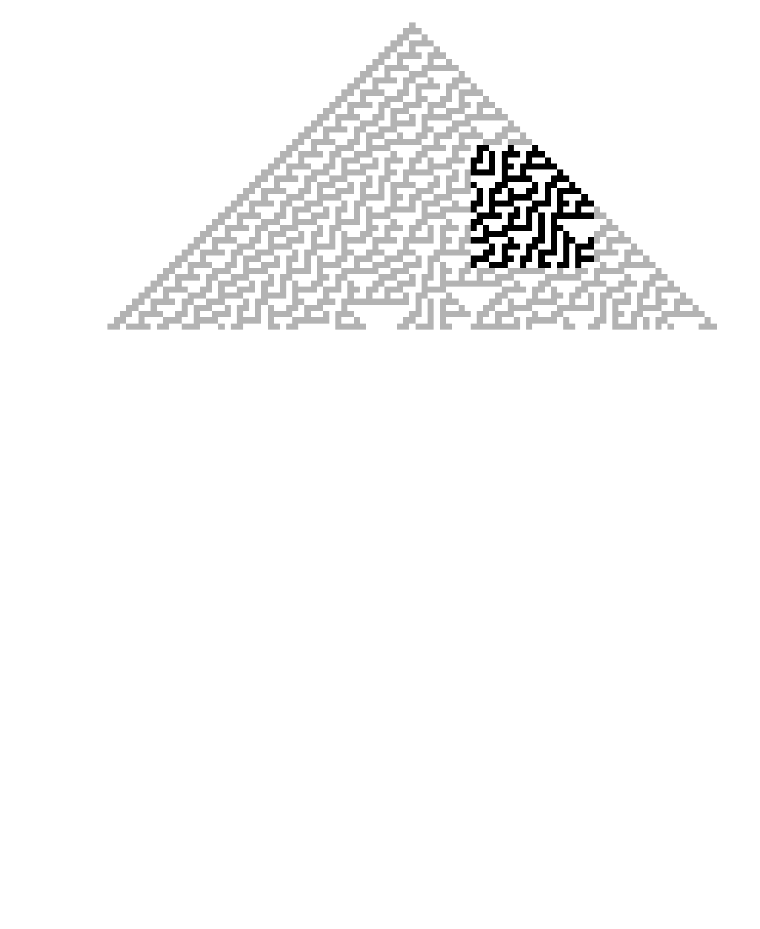
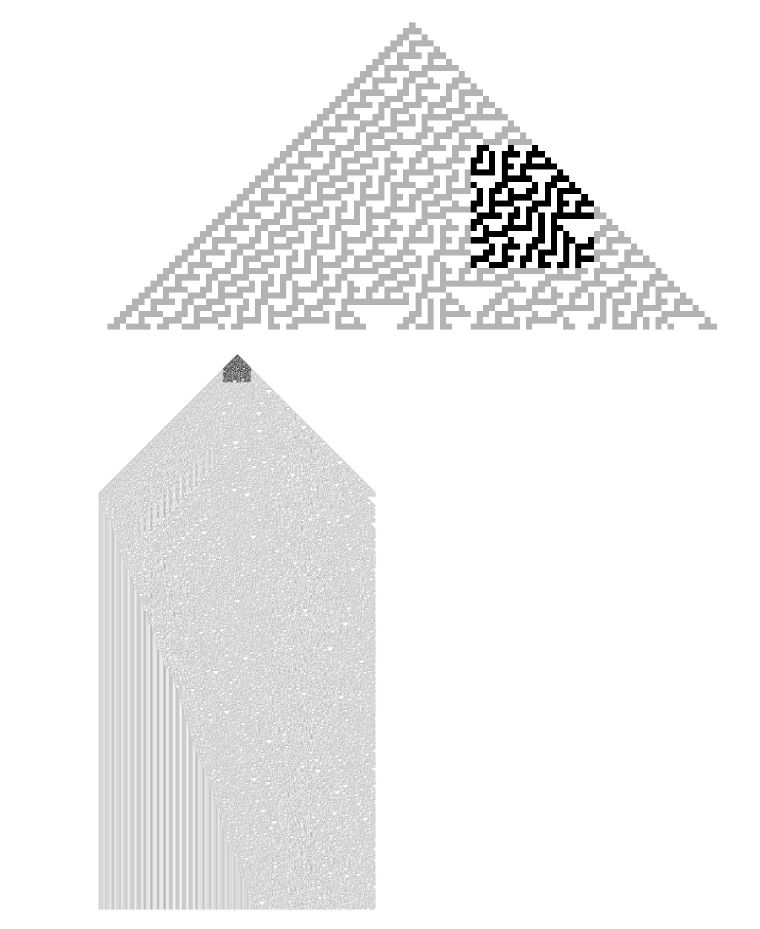
Before and after one commit to orome/automata-py, a Jupyter notebook: demo.ipynb, the cells around one changed output. Drawn from its saved outputs; the diff is of its cells as text; code cells hidden in the pictures; blank space fills up the shorter version.

```diff
--- a/demo.ipynb
+++ b/demo.ipynb
@@ -19,3 +19,7 @@ CellularAutomata(30, [-1, 1], frame_steps=50).display(highlight_width=10, highli
 CellularAutomata(30, [0], frame_steps=50).display(highlight_width=20, highlight_steps=20, highlight_start_step=20, highlight_offset=20)
 # %% [output]
 [figure]
+# %%
+CellularAutomata(30, [0], frame_steps=1000, frame_width=500).display()
+# %% [output]
+[figure, added]
```
Also changed, not shown: parts of 1 cell of this notebook.
